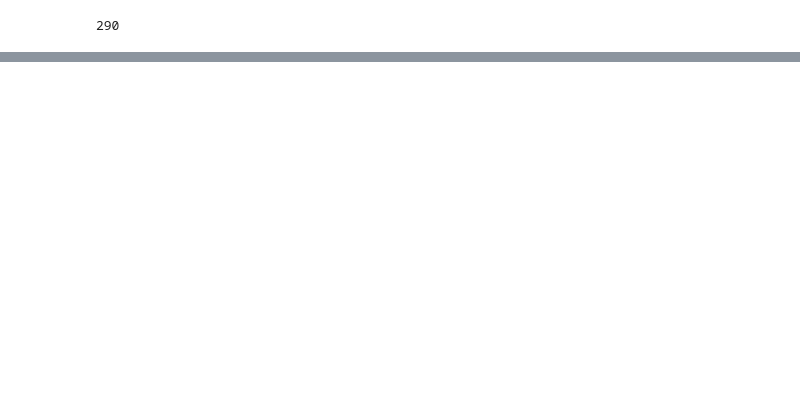
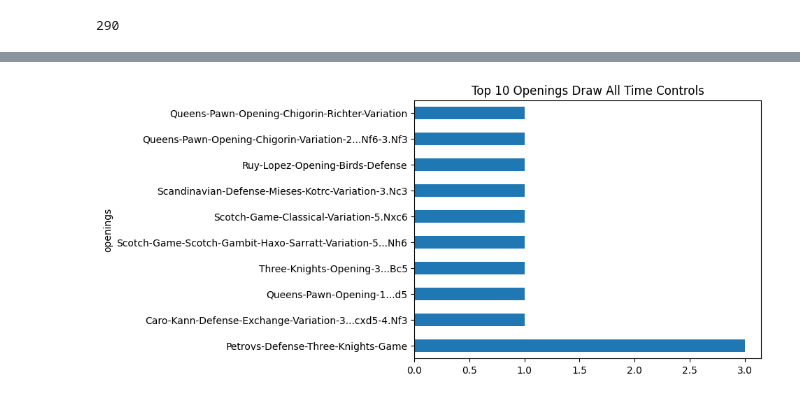
Before and after one commit to hfactor13/MyChessGames, a Jupyter notebook: chess_analysis.ipynb, the cells around one changed output, grey strips where cells are left out. Saved outputs shown, nothing was run; the diff lists cells and outputs as text; code cells hidden in the pictures; blank space fills up the shorter version.

```diff
--- a/chess_analysis.ipynb
+++ b/chess_analysis.ipynb
@@ -323,0 +378,4 @@ chess_games["openings"].nunique()
+# %%
+plot_game_result_by_openings(chess_games, "Draw")
+# %% [output]
+[figure, added]
```
Also changed, not shown: parts of 17 cells of this notebook.
